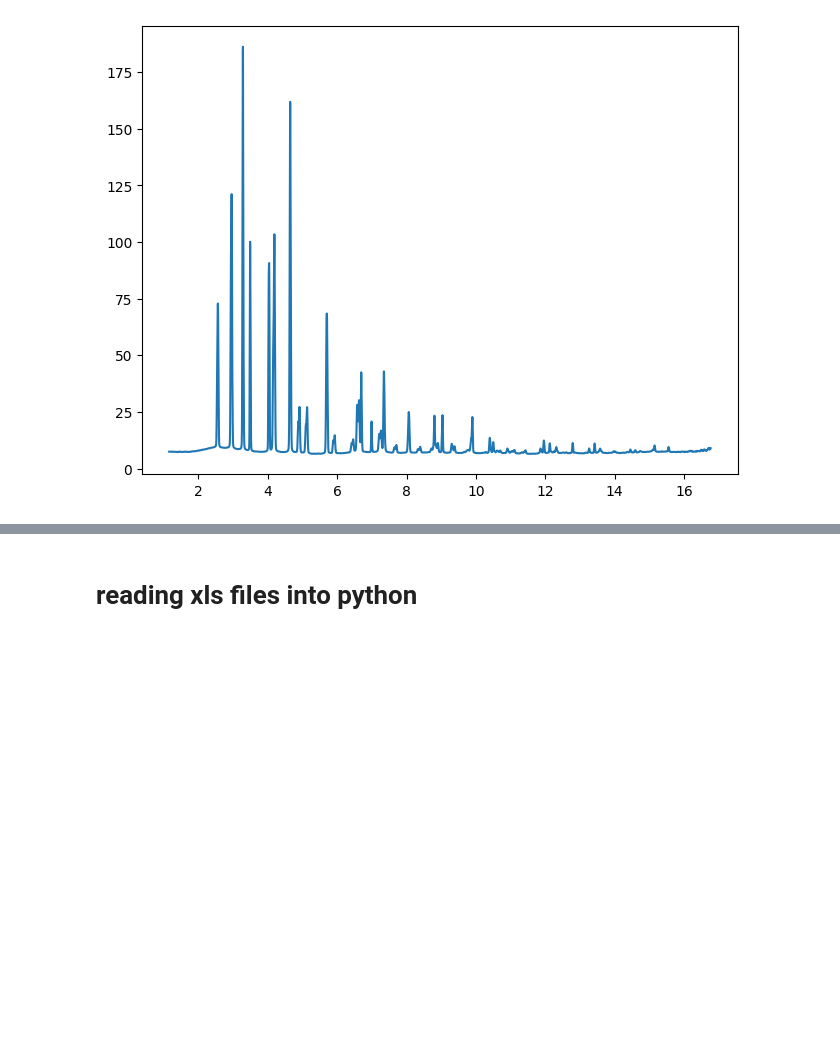
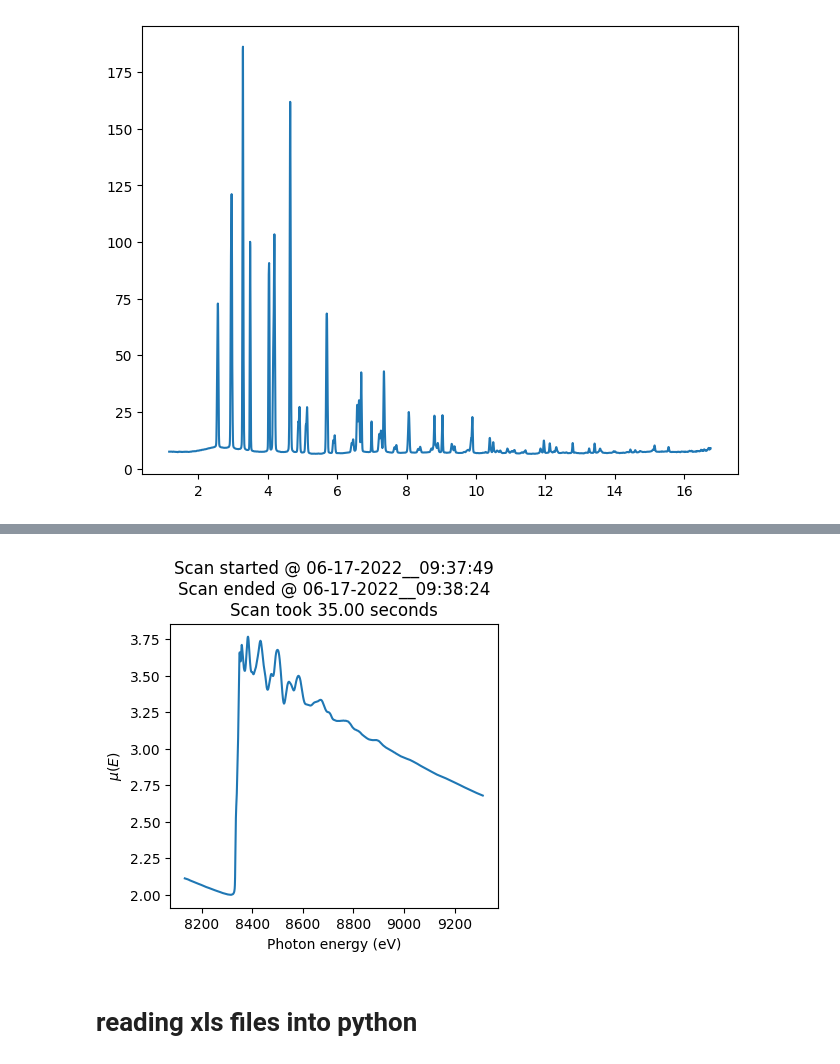
Before and after one commit to pmeshkov/pySULI, a Jupyter notebook: notebooks/000.read_research_data_into_python.ipynb, the cells around one changed output, grey strips where cells are left out. Saved outputs shown, nothing was run; the diff lists cells and outputs as text; code cells hidden in the pictures; blank space fills up the shorter version.

```diff
--- a/notebooks/000.read_research_data_into_python.ipynb
+++ b/notebooks/000.read_research_data_into_python.ipynb
@@ -142,3 +205,41 @@ plt.plot(data[0],data[1])
+# %%
+# instead of entering title string manually, we can do it with python was as below.
+# But we need to write a function that will read the dat file and extract time info.
+# For one file, this is not much important. But if we have hundreds of dat file,
+# it is inevitable to do it python way..
+
+
+def get_title_str(datfile):
+    import datetime
+    with open(datfile) as datfile:
+        lines = datfile.readlines()
+        for e,line in enumerate(lines):
+            if line.startswith('# Scan.start_time:'):
+                dt_start = datetime.datetime.strptime("%s_%s"%(line.split()[2], line.split()[3]), "%m/%d/%Y_%H:%M:%S")
+            elif line.startswith('# Scan.end_time:'):
+                dt_stop = datetime.datetime.strptime("%s_%s"%(line.split()[2], line.split()[3]), "%m/%d/%Y_%H:%M:%S")
+            elif line.startswith('# Start time:'):
+                dt_start = datetime.datetime.strptime("%s_%s"%(line.split()[3], line.split()[4]), "%m/%d/%Y_%H:%M:%S")
+            elif line.startswith('# Stop time:'):
+                dt_stop = datetime.datetime.strptime("%s_%s"%(line.split()[3], line.split()[4]), "%m/%d/%Y_%H:%M:%S")
+
+    title_str = '%s\n%s\nScan took %.2f seconds'%(
+        dt_start.strftime("Scan started @ %m-%d-%Y__%H:%M:%S"),
+        dt_stop.strftime("Scan ended @ %m-%d-%Y__%H:%M:%S"),
+        (dt_stop.timestamp()-dt_start.timestamp()))
+
+    return title_str
+
+
+fig = plt.figure(figsize=(4,4))
+ax = fig.add_subplot(1,1,1)
+ax.plot(E,np.log(I0/Ir))
+ax.set_ylabel('$\mu(E)$')
+ax.set_xlabel('Photon energy (eV)')
+
+ax.set_title(get_title_str('Ni-foil-XAS-data-from-ISS-beamline.dat'));
+# %% [output]
+[figure, added]
 # %% [markdown]
 # reading xls files into python
 # %% [markdown]
```
Also changed, not shown: parts of 25 cells of this notebook, 5 other files.
